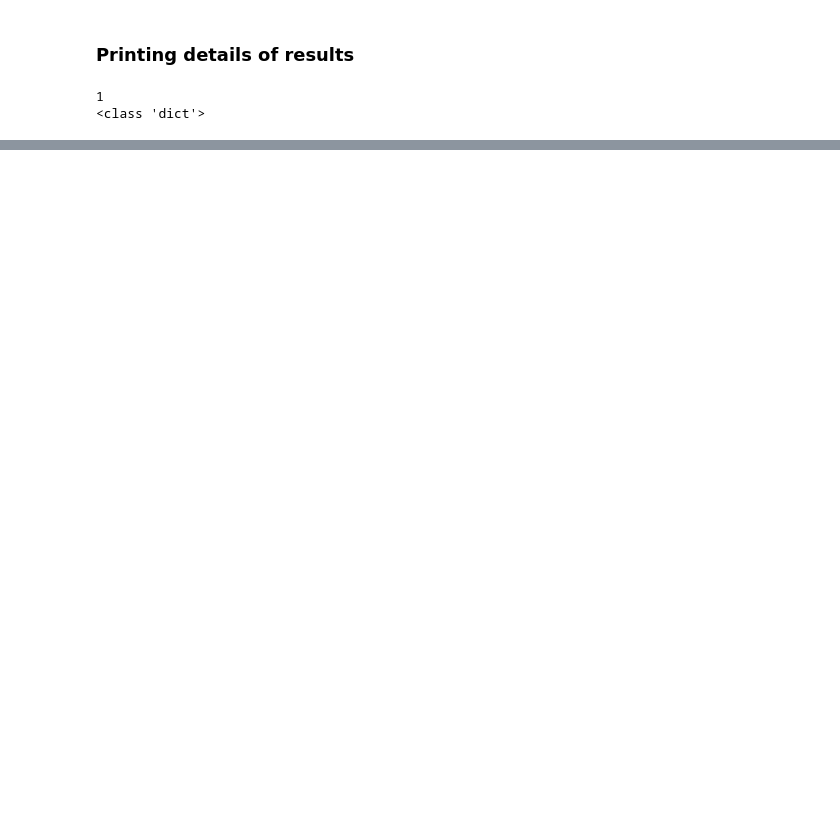
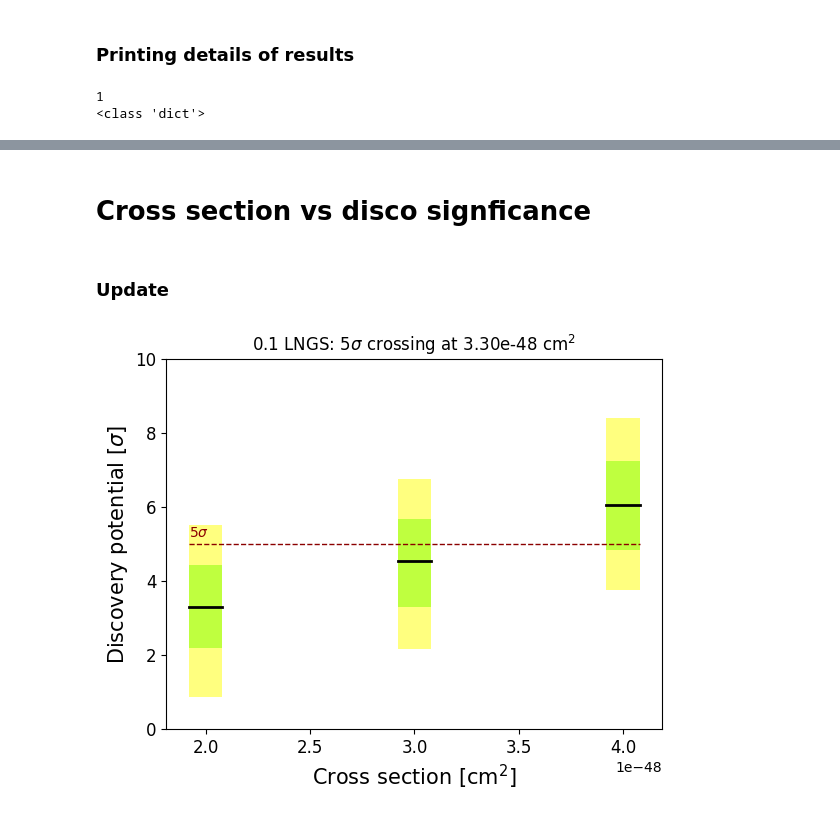
Before and after one commit to robertsjames/FlameFitSimple, a Jupyter notebook: analyses/WIMP_discovery/get_results.ipynb, the cells around one changed output, grey strips where cells are left out. Saved outputs shown, nothing was run; the diff lists cells and outputs as text; code cells hidden in the pictures; blank space fills up the shorter version.

```diff
--- a/analyses/WIMP_discovery/get_results.ipynb
+++ b/analyses/WIMP_discovery/get_results.ipynb
@@ -94,7 +100,7 @@ for file, title in files_titles.items():
 # %% [markdown]
 ### Printing details of results
 # %%
-with open('/global/cfs/cdirs/lz/users/rory_m/XLZD/FlameFitSimple/analyses/WIMP_discovery/outputs/early_june_outputs/accidentals/1.0_LNGS/60t_450ty/disco_sigs_0.pkl', 'rb') as file:
+with open('/global/cfs/cdirs/lz/users/rory_m/XLZD/FlameFitSimple/analyses/WIMP_discovery/outputs/accidentals/results/w_accidentals/1.0_LNGS_10GeV_5.00/60t_800ty/disco_sigs_0.pkl', 'rb') as file:
     data = pkl.load(file)
 
 print(len(data))
@@ -121,0 +128,4 @@ mus
+# %% [markdown]
+# Cross section vs disco signficance
+# %% [markdown]
+### Update
@@ -121,0 +263,16 @@ mus
+# %%
+def select_folders(cross_sec_dir, prefix):
+    return sorted(glob.glob(f"{cross_sec_dir}/{prefix}_Xsec_*"))
+
+
+cross_sec_dir = "/global/cfs/cdirs/lz/users/rory_m/XLZD/FlameFitSimple/analyses/WIMP_discovery/outputs/accidentals/pre_collab_metting/cross_sec"
+
+folders = select_folders(cross_sec_dir, "0.1_LNGS")
+
+produce_plot_cross_sections(
+    folders,
+    title="0.1 LNGS",
+    exposure=800.
+)
+# %% [output]
+[figure, added]
```
Also changed, not shown: parts of 11 cells of this notebook, 27 other files.
